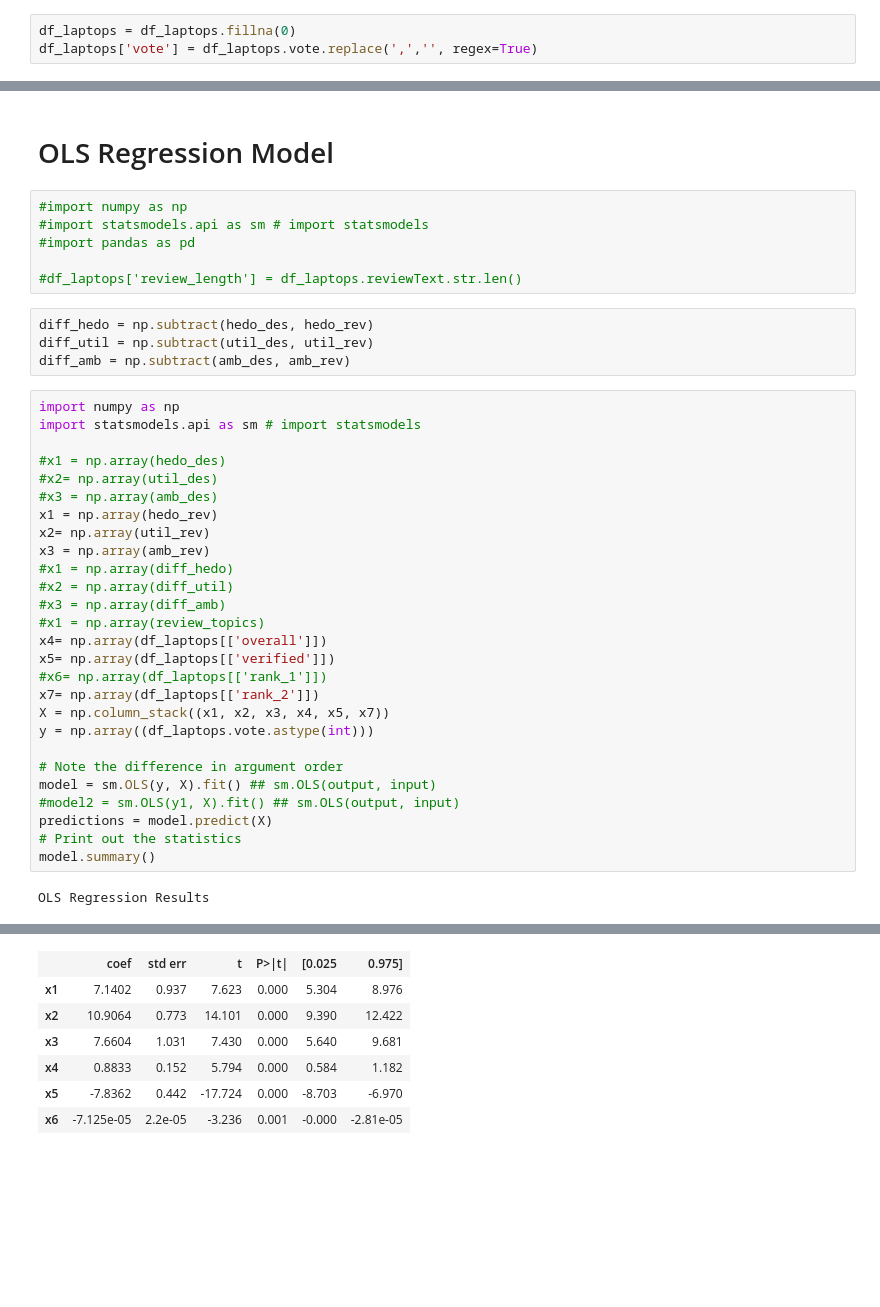
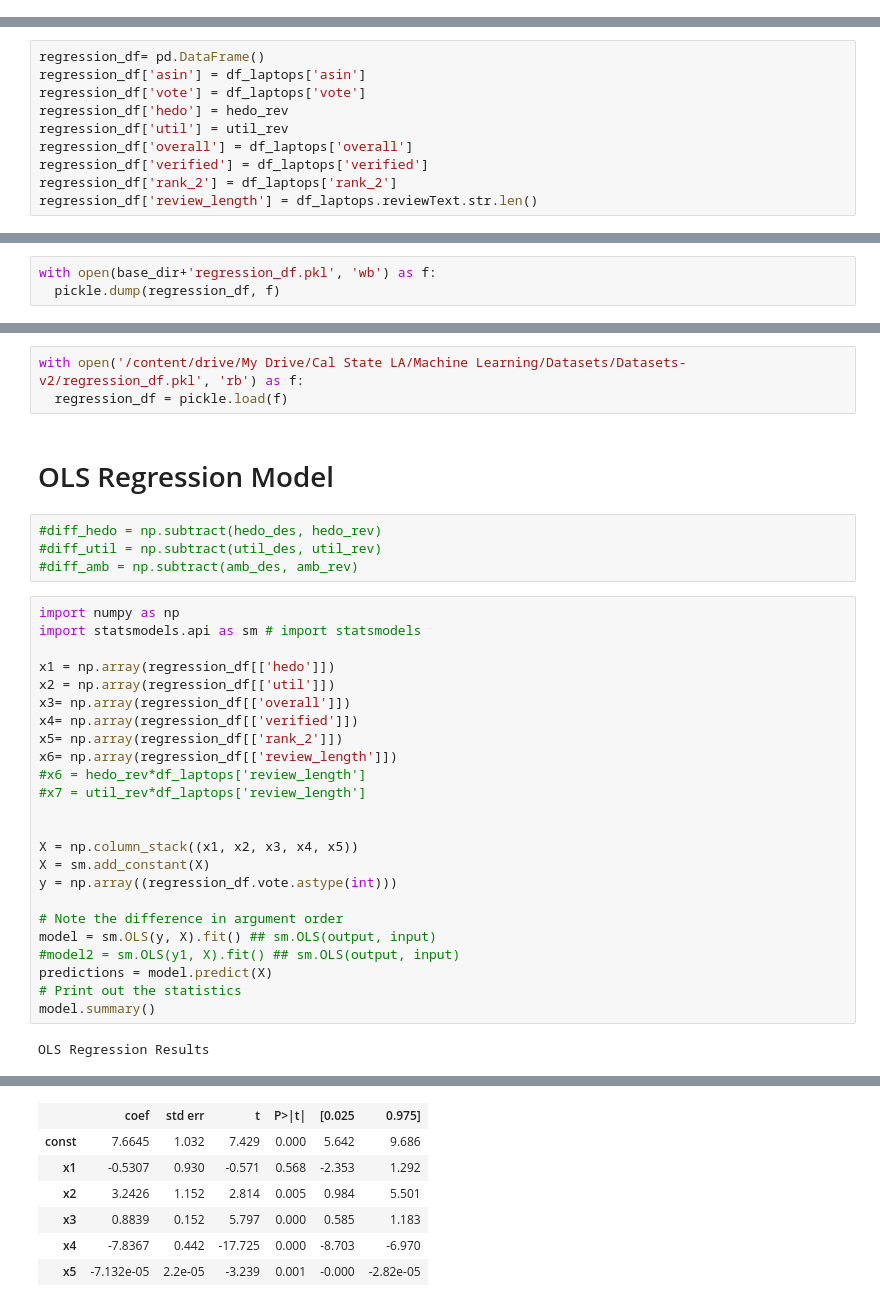
Before and after one commit to mohsenualam/Amazon-Dataset-LDA, a Jupyter notebook: 2c_Laptop-Prediction.ipynb, the cells around one changed output, grey strips where cells are left out. Drawn from its saved outputs; the diff is of its cells as text; blank space fills up the shorter version.

```diff
--- a/2c_Laptop-Prediction.ipynb
+++ b/2c_Laptop-Prediction.ipynb
@@ -68,6 +47,3 @@ Name: verified, dtype: int64
-# %%
-df_laptops = df_laptops.fillna(0)
-df_laptops['vote'] = df_laptops.vote.replace(',','', regex=True)
 # %%
 len(pd.unique(df_laptops['asin']))
 # %% [output]
@@ -184,0 +169,10 @@ df_laptops['reviewText'][max_amb]
+# %%
+regression_df= pd.DataFrame()
+regression_df['asin'] = df_laptops['asin']
+regression_df['vote'] = df_laptops['vote']
+regression_df['hedo'] = hedo_rev
+regression_df['util'] = util_rev
+regression_df['overall'] = df_laptops['overall']
+regression_df['verified'] = df_laptops['verified']
+regression_df['rank_2'] = df_laptops['rank_2']
+regression_df['review_length'] = df_laptops.reviewText.str.len()
@@ -184,0 +197,3 @@ df_laptops['reviewText'][max_amb]
+# %%
+with open(base_dir+'regression_df.pkl', 'wb') as f:
+  pickle.dump(regression_df, f)
@@ -185,35 +202,29 @@ df_laptops['reviewText'][max_amb]
+# %%
+with open('/content/drive/My Drive/Cal State LA/Machine Learning/Datasets/Datasets-v2/regression_df.pkl', 'rb') as f:
+  regression_df = pickle.load(f)
 # %% [markdown]
 # OLS Regression Model
-# %%
-#import numpy as np
-#import statsmodels.api as sm # import statsmodels
-#import pandas as pd
-
-#df_laptops['review_length'] = df_laptops.reviewText.str.len()
 # %%
-diff_hedo = np.subtract(hedo_des, hedo_rev)
-diff_util = np.subtract(util_des, util_rev)
-diff_amb = np.subtract(amb_des, amb_rev)
+#diff_hedo = np.subtract(hedo_des, hedo_rev)
+#diff_util = np.subtract(util_des, util_rev)
+#diff_amb = np.subtract(amb_des, amb_rev)
 # %%
 import numpy as np
 import statsmodels.api as sm # import statsmodels
 
-#x1 = np.array(hedo_des)
-#x2= np.array(util_des)
-#x3 = np.array(amb_des)
-x1 = np.array(hedo_rev)
-x2= np.array(util_rev)
-x3 = np.array(amb_rev)
-#x1 = np.array(diff_hedo)
-#x2 = np.array(diff_util)
-#x3 = np.array(diff_amb)
-#x1 = np.array(review_topics)
-x4= np.array(df_laptops[['overall']])
-x5= np.array(df_laptops[['verified']])
-#x6= np.array(df_laptops[['rank_1']])
-x7= np.array(df_laptops[['rank_2']])
-X = np.column_stack((x1, x2, x3, x4, x5, x7))
-y = np.array((df_laptops.vote.astype(int)))
+x1 = np.array(regression_df[['hedo']])
+x2 = np.array(regression_df[['util']])
+x3= np.array(regression_df[['overall']])
+x4= np.array(regression_df[['verified']])
+x5= np.array(regression_df[['rank_2']])
+x6= np.array(regression_df[['review_length']])
+#x6 = hedo_rev*df_laptops['review_length']
+#x7 = util_rev*df_laptops['review_length']
+
+
+X = np.column_stack((x1, x2, x3, x4, x5))
+X = sm.add_constant(X)
+y = np.array((regression_df.vote.astype(int)))
 
 # Note the difference in argument order
 model = sm.OLS(y, X).fit() ## sm.OLS(output, input)
@@ -231,11 +242,11 @@ OLS Regression Results
 | No. Observations: | 60367 | AIC: | 6.279e+05 |
 | Df Residuals: | 60361 | BIC: | 6.280e+05 |
 | Df Model: | 5 |  |  |
 | Covariance Type: | nonrobust |  |  |
 |  | coef | std err | t | P>|t| | [0.025 | 0.975] |
-| x1 | 7.1402 | 0.937 | 7.623 | 0.000 | 5.304 | 8.976 |
-| x2 | 10.9064 | 0.773 | 14.101 | 0.000 | 9.390 | 12.422 |
-| x3 | 7.6604 | 1.031 | 7.430 | 0.000 | 5.640 | 9.681 |
-| x4 | 0.8833 | 0.152 | 5.794 | 0.000 | 0.584 | 1.182 |
-| x5 | -7.8362 | 0.442 | -17.724 | 0.000 | -8.703 | -6.970 |
-| x6 | -7.125e-05 | 2.2e-05 | -3.236 | 0.001 | -0.000 | -2.81e-05 |
+| const | 7.6645 | 1.032 | 7.429 | 0.000 | 5.642 | 9.686 |
+| x1 | -0.5307 | 0.930 | -0.571 | 0.568 | -2.353 | 1.292 |
+| x2 | 3.2426 | 1.152 | 2.814 | 0.005 | 0.984 | 5.501 |
+| x3 | 0.8839 | 0.152 | 5.797 | 0.000 | 0.585 | 1.183 |
+| x4 | -7.8367 | 0.442 | -17.725 | 0.000 | -8.703 | -6.970 |
+| x5 | -7.132e-05 | 2.2e-05 | -3.239 | 0.001 | -0.000 | -2.82e-05 |
```
Also changed, not shown: parts of 16 cells of this notebook.
